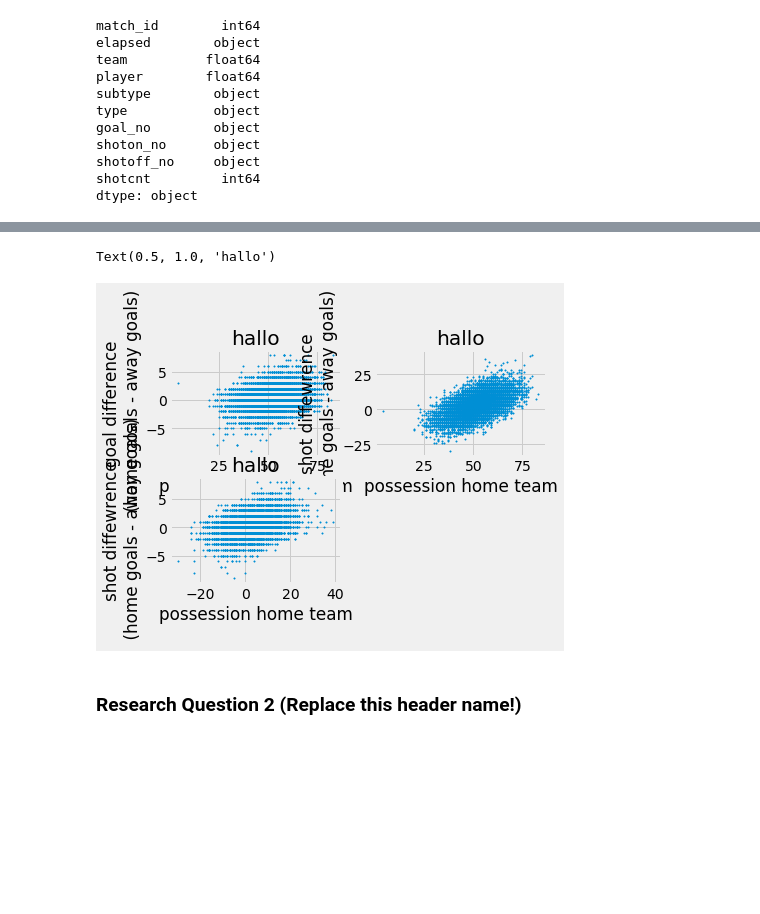
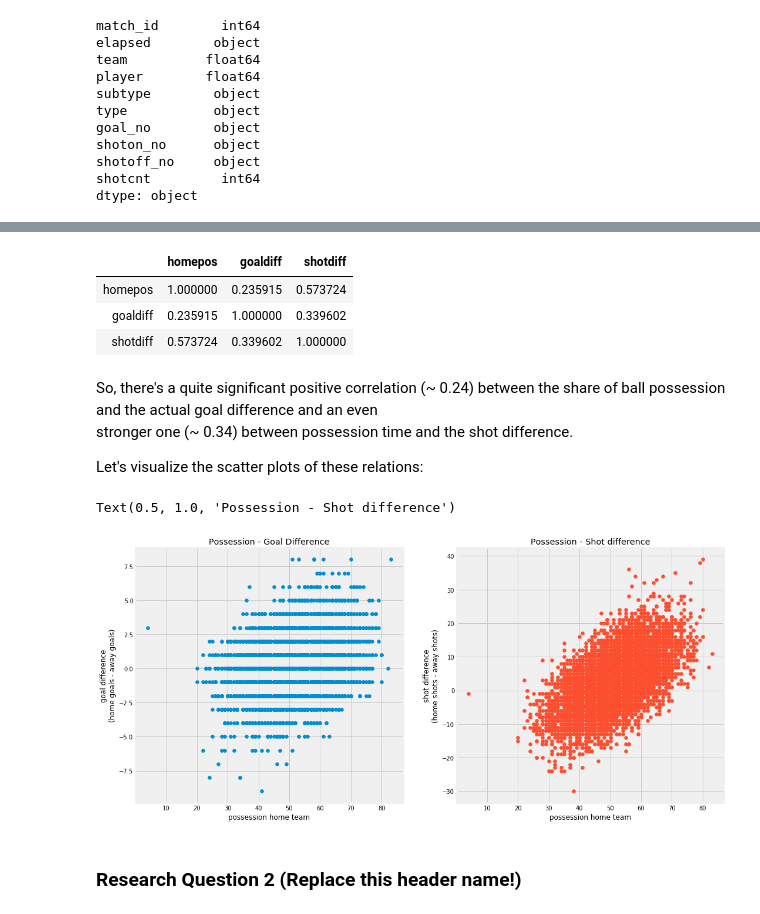
Before and after one commit to normannexo/jupyter_data_science, a Jupyter notebook: Soccer project.ipynb, the cells around one changed output, grey strips where cells are left out. Drawn from its saved outputs; the diff is of its cells as text; code cells hidden in the pictures; blank space fills up the shorter version.

Commit message:
revised visualization and finalized question 1 in Soccer

```diff
--- a/Soccer project.ipynb
+++ b/Soccer project.ipynb
@@ -311,0 +322,2 @@ Now we are going to build the table `df_matches` in order to address the raised
+# %%
+df_matches['goaldiff'] = df_matches['home_team_goal'] - df_matches['away_team_goal']
@@ -311,0 +328,3 @@ Now we are going to build the table `df_matches` in order to address the raised
+# %%
+shots_group = df_shots.groupby(['match_id', 'team'],group_keys=False)['shotcnt'].sum().reset_index()
+shots_group.head(5)
@@ -311,0 +340,4 @@ Now we are going to build the table `df_matches` in order to address the raised
+# %%
+df_matches = df_matches.merge(shots_group, left_on=['match_id','home_team_api_id'], right_on=['match_id', 'team'])
+df_matches = df_matches.merge(shots_group, left_on=['match_id','away_team_api_id'], right_on=['match_id', 'team'])
+df_matches.head(3)
@@ -311,0 +352,7 @@ Now we are going to build the table `df_matches` in order to address the raised
+# %%
+# rename new columns:
+df_matches.rename(columns={"shotcnt_x": "home_team_shots", "shotcnt_y": "away_team_shots"}, inplace=True)
+# drop redundant columns with team no.:
+df_matches.drop(['team_y','team_x'], axis=1, inplace=True)
+df_matches['shotdiff'] = df_matches['home_team_shots'] - df_matches['away_team_shots']
+df_matches.head()
@@ -345,27 +374,28 @@ df_match_wp.head()
-# %%
-# visualization
-plt.figure()
-#plt.tight_layout()
-plt.subplot(221)
-plt.scatter(df_match_wp['homepos'], df_match_wp['goaldiff'], s=2)
-plt.xlabel('possession home team')
-plt.ylabel('goal difference\n (home goals - away goals)')
-plt.title('hallo')
-
-plt.subplot(222)
-plt.scatter(df_match_wp['homepos'], df_match_wp['shotdiff'], s=2)
-plt.xlabel('possession home team')
-plt.ylabel('shot diffewrence\n (home goals - away goals)')
-plt.title('hallo')
-
-plt.subplot(223)
-plt.scatter(df_match_wp['shotdiff'], df_match_wp['goaldiff'], s=2)
-plt.xlabel('possession home team')
-plt.ylabel('shot diffewrence\n (home goals - away goals)')
-plt.title('hallo')
-# %% [output]
-Text(0.5, 1.0, 'hallo')
-[figure, removed]
+# %%
+df_matches[['homepos', 'goaldiff', 'shotdiff']].corr()
+# %% [output]
+|  | homepos | goaldiff | shotdiff |
+| homepos | 1.000000 | 0.235915 | 0.573724 |
+| goaldiff | 0.235915 | 1.000000 | 0.339602 |
+| shotdiff | 0.573724 | 0.339602 | 1.000000 |
+# %% [markdown]
+So, there's a quite significant positive correlation (~ 0.24) between the share of ball possession and the actual goal difference and an even
+stronger one (~ 0.34) between possession time and the shot difference.
+
+Let's visualize the scatter plots of these relations:
+# %%
+fig, ax = plt.subplots(1, 2, figsize=(16,8))
+ax[0].scatter(df_matches['homepos'], df_matches['goaldiff'])
+ax[0].set_xlabel('possession home team')
+ax[0].set_ylabel('goal difference\n(home goals - away goals)')
+ax[1].scatter(df_matches['homepos'], df_matches['shotdiff'], color='C1')
+ax[1].set_xlabel('possession home team')
+ax[1].set_ylabel('shot difference\n(home shots - away shots)')
+ax[0].set_title('Possession - Goal Difference')
+ax[1].set_title('Possession - Shot difference')
+# %% [output]
+Text(0.5, 1.0, 'Possession - Shot difference')
+[figure, added]
 # %% [markdown]
 ### Research Question 2  (Replace this header name!)
 # %%
```
Also changed, not shown: parts of 16 cells of this notebook.
